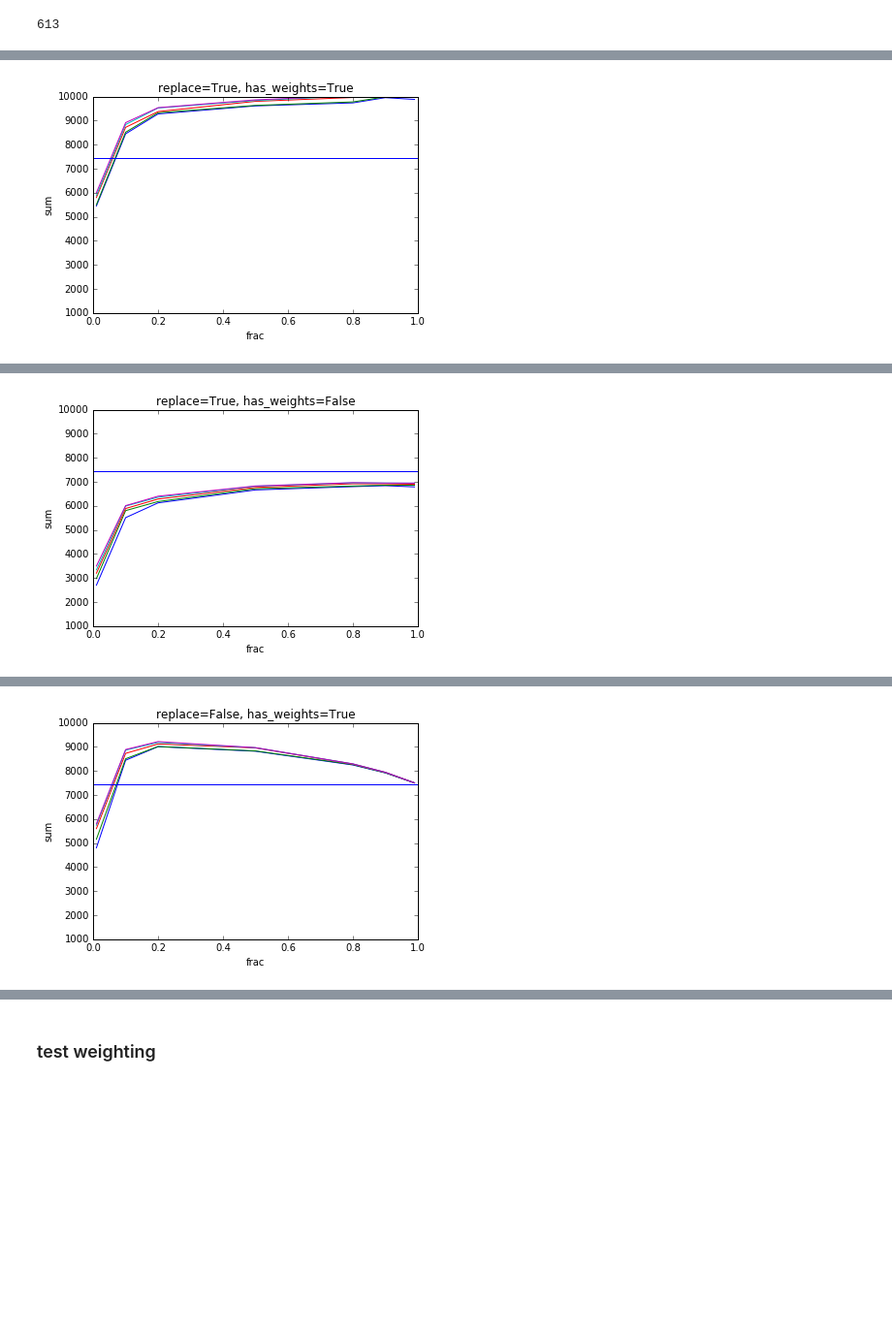
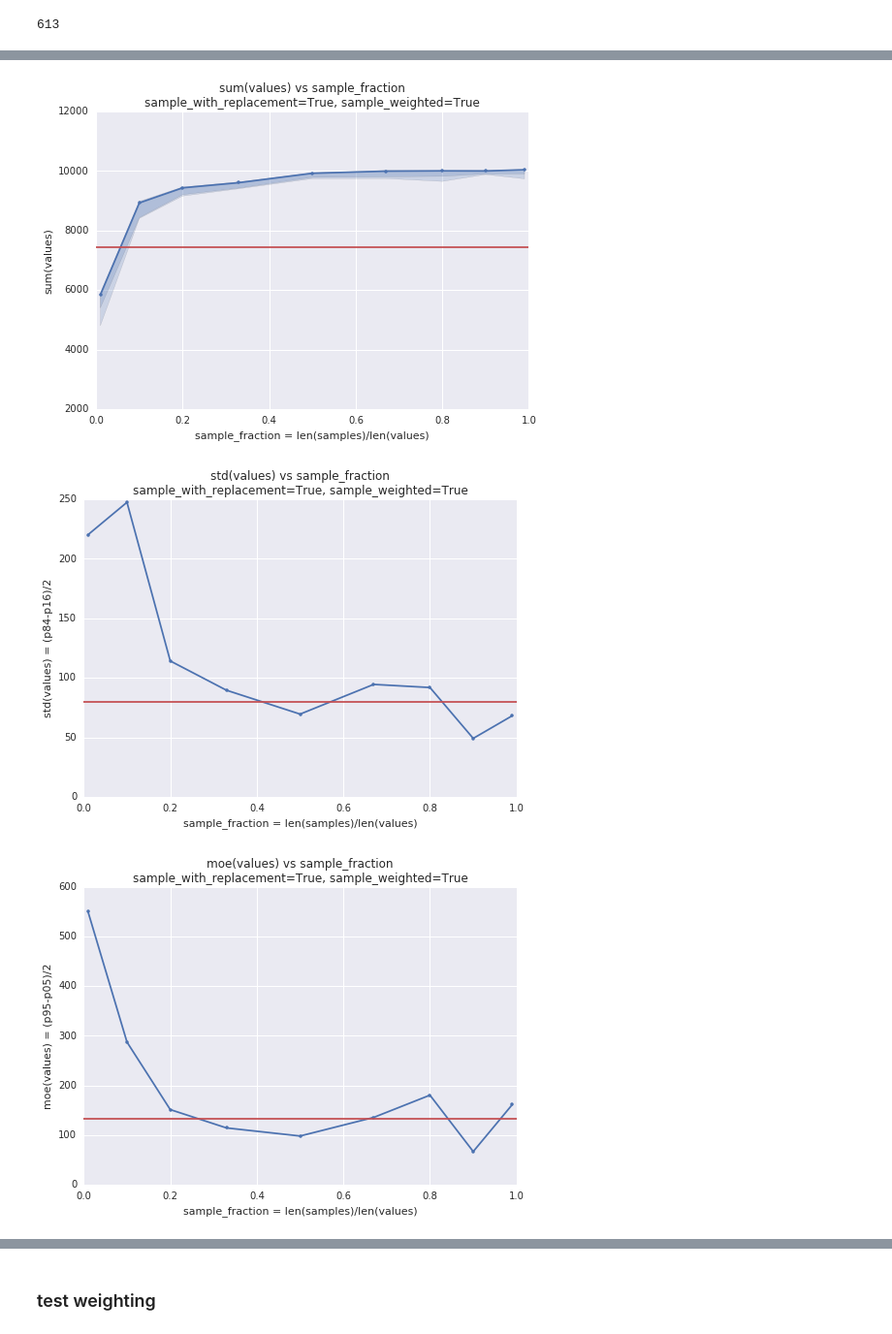
Before and after one commit to stharrold/stharrold.github.io, a Jupyter notebook: content/static/20151230-predict-household-income-from-census/20151230-predict-household-income-from-census.ipynb, the cells around one changed output, grey strips where cells are left out. Shown at 97% size. Saved outputs shown, nothing was run; the diff lists cells and outputs as text; code cells hidden in the pictures; blank space fills up the shorter version.

```diff
--- a/content/static/20151230-predict-household-income-from-census/20151230-predict-household-income-from-census.ipynb
+++ b/content/static/20151230-predict-household-income-from-census/20151230-predict-household-income-from-census.ipynb
@@ -332,8 +358,14 @@ import matplotlib.pyplot as plt
 # %%
-ser = df.loc[tfmask_test, wt]
-#num = tfmask_test.sum() # number of samples
-#num = int(1e3)
-# frac = 0.99 # fraction of samples
-pmf = ser.values / ser.sum()
+dist = df.loc[tfmask_test, wt]
+pmf = dist.values / dist.sum()
 assert np.isclose(np.sum(pmf), 1.0)
-fracs = [0.01, 0.1, 0.2, 0.5, 0.8, 0.9, 0.99]
+fracs = [0.01, 0.1, 0.2, 0.33, 0.5, 0.67, 0.8, 0.9, 0.99]
+print("sum(values) = {sm}".format(sm=dist.sum()))
+plt.title("distribution of values")
+astroML_plt.hist(
+    dist.values, bins='knuth', histtype='stepfilled',
+    color=sns.color_palette()[0])
+plt.xlabel('values')
+plt.ylabel('counts')
+plt.savefig(os.path.join(os.path.expanduser('~'), 'dist.png'))
+plt.show()
@@ -342,6 +375,9 @@ import time
 # %%
 for replace in [True, False]:
     for has_weights in [True, False]:
+        print('#'*80)
+        print(("sample_with_replacement={re}, sample_weighted={hw}").format(
+            re=replace, hw=has_weights))
         if has_weights:
             weights = pmf
         else:
@@ -352,17 +388,42 @@ for replace in [True, False]:
             print(frac, end=' ')
             pct_arr.append(
                 np.percentile(
-                    a=[(1/frac)*ser.sample(
+                    a=[(1/frac)*dist.sample(
                         frac=frac, replace=replace, weights=weights, random_state=None).sum()
                         for _ in range(int(1e3))],
                     q=percentiles))
+        pct_arr = np.asarray(pct_arr)
         time_stop = time.perf_counter()
-        print("\nElapsed time (sec) = {diff:.2f}".format(diff=time_stop - time_start))
-        plt.title("replace={re}, has_weights={hw}".format(re=replace, hw=has_weights))
-        plt.xlabel("frac")
-        plt.ylabel("sum")
-        plt.plot(fracs, pct_arr)
-        plt.axhline(y=ref_est)
-        plt.ylim(1e3, 1e4)
+        print("\nElapsed time (sec) = {diff:.2f}".format(diff=time_stop-time_start))
+        xlabel = "sample_fraction = len(samples)/len(values)"
+        plt.title(
+            ("sum(values) vs sample_fraction\n" +
+             "sample_with_replacement={re}, sample_weighted={hw}").format(
+                re=replace, hw=has_weights))
+        plt.xlabel(xlabel)
+        plt.ylabel("sum(values)")
+        plt.fill_between(fracs, y1=pct_arr[:, 0], y2=pct_arr[:, -1], alpha=0.2)
+        plt.fill_between(fracs, y1=pct_arr[:, 1], y2=pct_arr[:, -2], alpha=0.2)
+        plt.plot(fracs, pct_arr[:, 3], marker='.')
+        plt.axhline(y=ref_est, color=sns.color_palette()[2])
+        plt.ylim(2e3, 12e3)
         plt.show()
+        plt.title(
+            ("std(values) vs sample_fraction\n" +
+             "sample_with_replacement={re}, sample_weighted={hw}").format(
+                re=replace, hw=has_weights))
+        plt.xlabel(xlabel)
+        plt.ylabel("std(values) = (p84-p16)/2")
+        plt.plot(fracs, (pct_arr[:, -2]-pct_arr[:, 1])/2, marker='.')
+        plt.axhline(y=ref_se, color=sns.color_palette()[2])
+        plt.show()
+        plt.title(
+            ("moe(values) vs sample_fraction\n" +
+             "sample_with_replacement={re}, sample_weighted={hw}").format(
+                re=replace, hw=has_weights))
+        plt.xlabel(xlabel)
+        plt.ylabel("moe(values) = (p95-p05)/2")
+        plt.plot(fracs, (pct_arr[:, -1]-pct_arr[:, 0])/2, marker='.')
+        plt.axhline(y=ref_moe, color=sns.color_palette()[2])
+        plt.show()
 # %% [output]
@@ -370 +434,3 @@ for replace in [True, False]:
-[figure, old version]
+[figure, new version]
+[figure, new version]
+[figure, new version]
@@ -372 +440,0 @@ for replace in [True, False]:
-[figure, old version]
@@ -374 +447,0 @@ for replace in [True, False]:
-[figure, old version]
```
Also changed, not shown: parts of 17 cells of this notebook.
